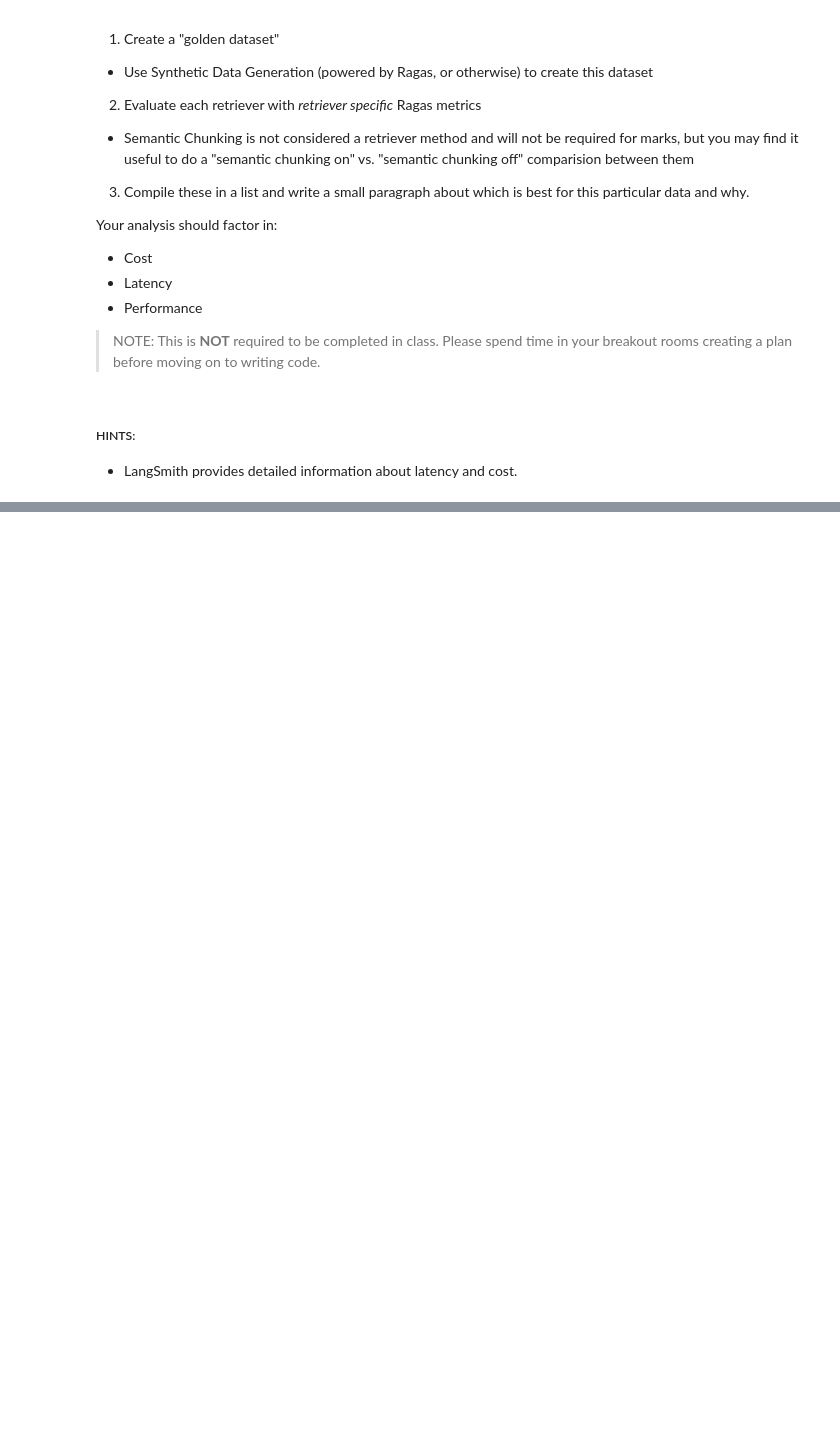
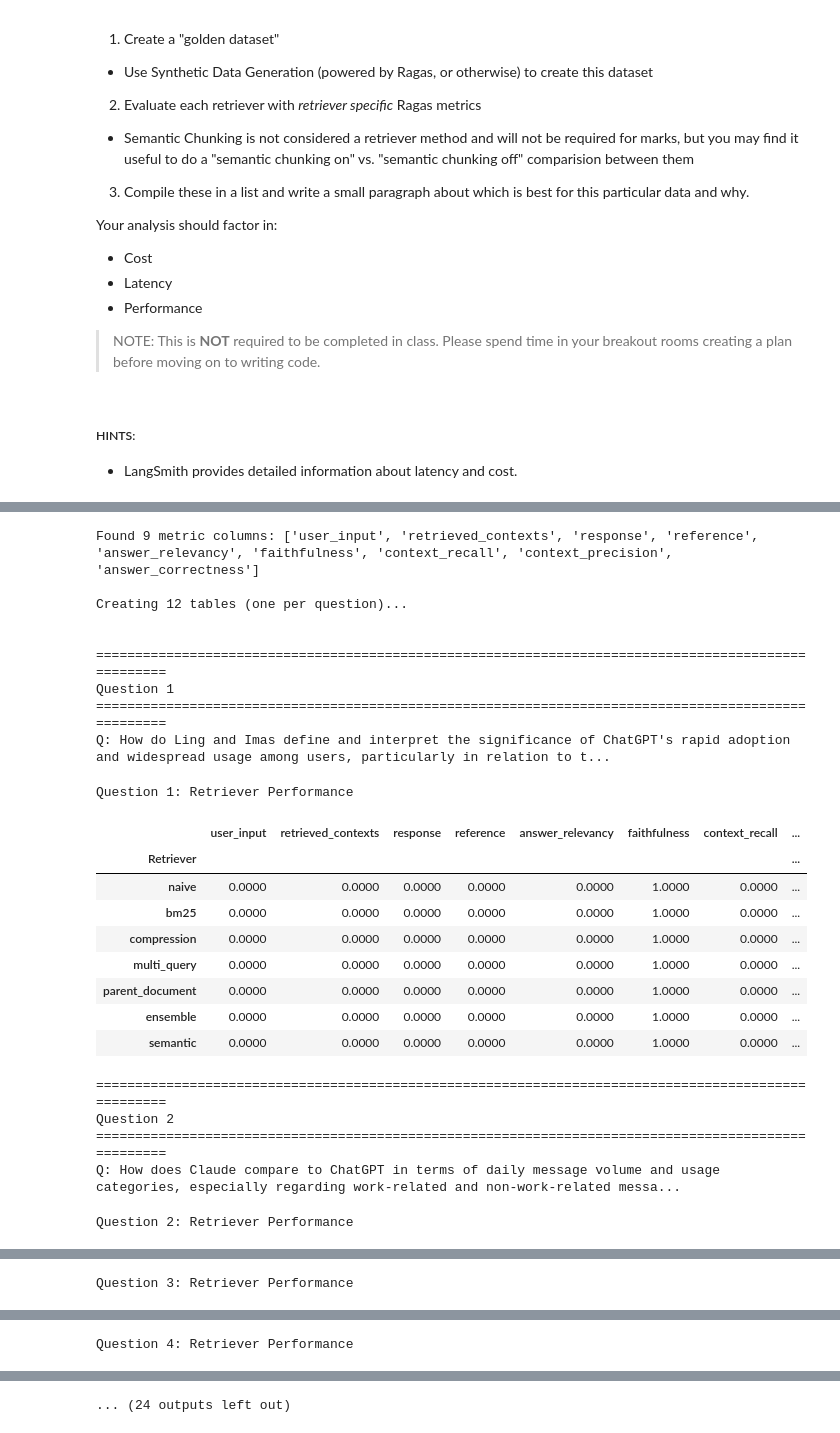
Before and after one commit to keertanachandar/AIE8, a Jupyter notebook: 09_Advanced_Retrieval/Advanced_Retrieval_with_LangChain_Assignment.ipynb, the cells around one changed output, grey strips where cells are left out. Drawn from its saved outputs; the diff is of its cells as text; code cells hidden in the pictures; blank space fills up the shorter version.

```diff
--- a/09_Advanced_Retrieval/Advanced_Retrieval_with_LangChain_Assignment.ipynb
+++ b/09_Advanced_Retrieval/Advanced_Retrieval_with_LangChain_Assignment.ipynb
@@ -551,0 +912,77 @@ Your analysis should factor in:
+# %%
+# Display results: one table per question showing retrievers vs metrics
+import numpy as np
+
+# Identify the metric columns (exclude known columns)
+metric_cols = [col for col in results_df.columns if col not in [
+    "question_idx", "question", "retriever", "generated_answer", "reference_answer", "num_contexts"
+]]
+
+if len(metric_cols) == 0:
+    print("⚠️ No metric columns found! The RAGAS evaluation may not have returned scores properly.")
+    print("Available columns:", results_df.columns.tolist())
+else:
+    print(f"Found {len(metric_cols)} metric columns: {metric_cols}\n")
+    print(f"Creating {results_df['question_idx'].nunique()} tables (one per question)...\n")
+
+    # Group by question and create one table per question
+    for question_idx in sorted(results_df['question_idx'].unique()):
+        question_data = results_df[results_df['question_idx'] == question_idx]
+        question_text = question_data['question'].iloc[0]
+
+        # Create a table with retrievers as rows and metrics as columns
+        retriever_scores = []
+        for retriever in question_data['retriever'].unique():
+            row_data = question_data[question_data['retriever'] == retriever].iloc[0]
+            score_dict = {'Retriever': retriever}
+            for metric in metric_cols:
+                value = row_data[metric]
+                # Convert to float if possible, otherwise keep as is
+                try:
+                    score_dict[metric] = float(value) if value is not None else 0.0
+                except (ValueError, TypeError):
+                    score_dict[metric] = 0.0
+            retriever_scores.append(score_dict)
+
+        import pandas as pd
+        table = pd.DataFrame(retriever_scores).set_index('Retriever')
+
+        print(f"\n{'='*100}")
+        print(f"Question {question_idx + 1}")
+        print(f"{'='*100}")
+        print(f"Q: {question_text[:150]}{'...' if len(question_text) > 150 else ''}\n")
+
+        # Display with styling - format numeric columns only
+        try:
+            styled_table = table.style.format("{:.4f}").set_caption(f"Question {question_idx + 1}: Retriever Performance")
+        except:
+            # Fallback if formatting fails
+            styled_table = table.style.set_caption(f"Question {question_idx + 1}: Retriever Performance")
+
+        display(styled_table)
+        print("\n")
+# %% [output]
+Found 9 metric columns: ['user_input', 'retrieved_contexts', 'response', 'reference', 'answer_relevancy', 'faithfulness', 'context_recall', 'context_precision', 'answer_correctness']
+
+Creating 12 tables (one per question)...
+
+
+====================================================================================================
+Question 1
+====================================================================================================
+Q: How do Ling and Imas define and interpret the significance of ChatGPT's rapid adoption and widespread usage among users, particularly in relation to t...
+Question 1: Retriever Performance
+|  | user_input | retrieved_contexts | response | reference | answer_relevancy | faithfulness | context_recall | ... |
+| Retriever |  |  |  |  |  |  |  | ... |
+| naive | 0.0000 | 0.0000 | 0.0000 | 0.0000 | 0.0000 | 1.0000 | 0.0000 | ... |
+| bm25 | 0.0000 | 0.0000 | 0.0000 | 0.0000 | 0.0000 | 1.0000 | 0.0000 | ... |
+| compression | 0.0000 | 0.0000 | 0.0000 | 0.0000 | 0.0000 | 1.0000 | 0.0000 | ... |
+| multi_query | 0.0000 | 0.0000 | 0.0000 | 0.0000 | 0.0000 | 1.0000 | 0.0000 | ... |
+| parent_document | 0.0000 | 0.0000 | 0.0000 | 0.0000 | 0.0000 | 1.0000 | 0.0000 | ... |
+| ensemble | 0.0000 | 0.0000 | 0.0000 | 0.0000 | 0.0000 | 1.0000 | 0.0000 | ... |
+| semantic | 0.0000 | 0.0000 | 0.0000 | 0.0000 | 0.0000 | 1.0000 | 0.0000 | ... |
+====================================================================================================
+Question 2
+====================================================================================================
+Q: How does Claude compare to ChatGPT in terms of daily message volume and usage categories, especially regarding work-related and non-work-related messa...
+Question 2: Retriever Performance
@@ -551,0 +1002 @@ Your analysis should factor in:
+Question 3: Retriever Performance
@@ -551,0 +1016 @@ Your analysis should factor in:
+Question 4: Retriever Performance
@@ -551,0 +1026 @@ Your analysis should factor in:
+... (24 outputs left out)
```
Also changed, not shown: parts of 34 cells of this notebook, 2 other files.
